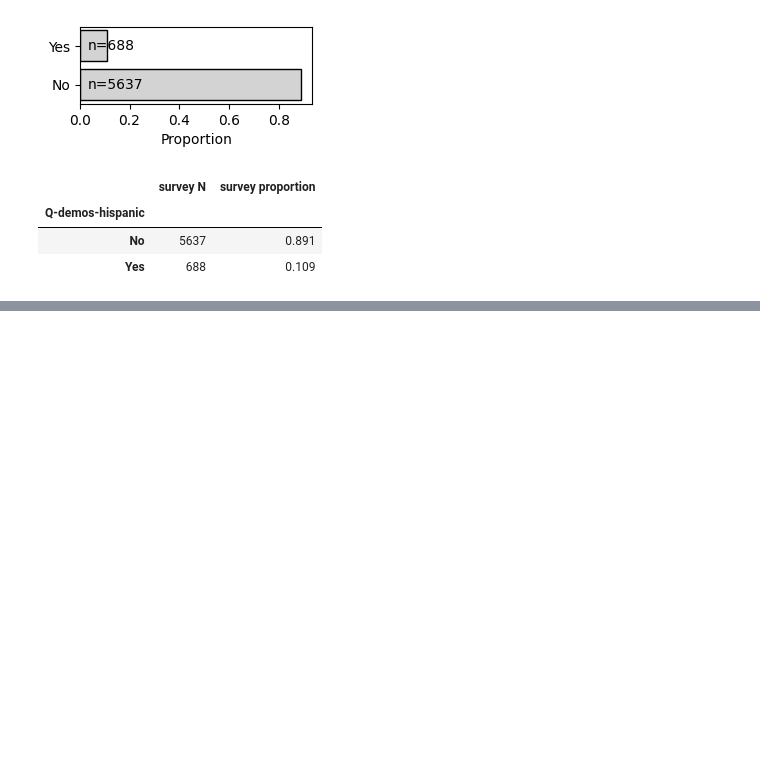
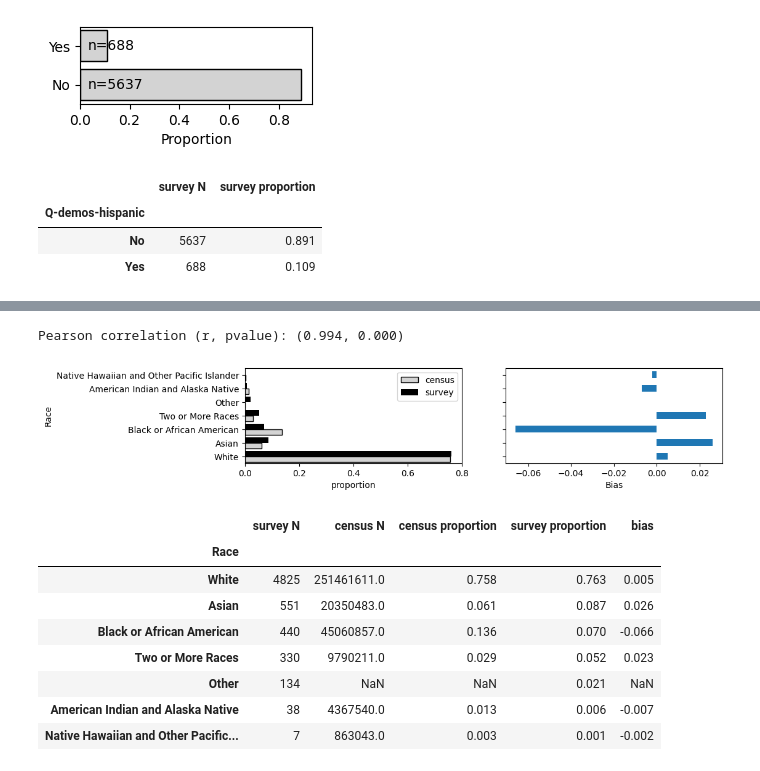
Before and after one commit to aberke/amazon-study, a Jupyter notebook: data-analysis/survey-demographics.ipynb, the cells around one changed output, grey strips where cells are left out. Cells and saved outputs as stored; diff of their text form; code cells hidden in the pictures; blank space fills up the shorter version.

```diff
--- a/data-analysis/survey-demographics.ipynb
+++ b/data-analysis/survey-demographics.ipynb
@@ -631,0 +645,8 @@ Are you of Spanish, Hispanic, or Latino origin?
+# %%
+census_race_df = pd.read_csv(census_data_dir + 'race-2021-est.csv', thousands=',').set_index('race')
+assert(
+    census_race_df.loc['TOTAL POPULATION']['population'] == census_race_df.drop('TOTAL POPULATION').sum()['population']
+)
+# safe to drop total population give above assert
+census_race_df.drop('TOTAL POPULATION', inplace=True)
+census_race_df
@@ -651,0 +685,36 @@ Choose one or more races that you consider yourself to be
+# %%
+# Map two or more races to 'Two or more races'
+# And map the names to match the census data
+race_df = (df[Q].apply(lambda r: 'Two or More Races' if (len(r.split(',')) > 1) else r)
+           .value_counts().rename('survey N').to_frame()
+           .rename({
+               'White or Caucasian': 'White',
+               'Native Hawaiian or Other Pacific Islander':'Native Hawaiian and Other Pacific Islander',
+               'American Indian/Native American or Alaska Native': 'American Indian and Alaska Native',
+           }))
+race_df.index.rename('Race', inplace=True)
+
+race_df['census N'] = race_df.index.map(census_race_df['population'])
+race_df = set_proportions_and_bias(race_df)
+# Calculate Pearson correlation - Drop 'Other' for this calculation
+(r, pvalue) = pearsonr(race_df.drop('Other')['census proportion'],
+                       race_df.drop('Other')['survey proportion'])
+print('Pearson correlation (r, pvalue): (%0.3f, %0.3f)' % (r, pvalue))
+# plots
+fig, (ax1, ax2) = plt.subplots(1,2, figsize=(10, 2), sharey=True)
+plot_census_vs_survey_pops(race_df, ax=ax1)
+plot_bias(race_df, ax=ax2)
+plt.show()
+race_df
+# %% [output]
+Pearson correlation (r, pvalue): (0.994, 0.000)
+[figure, added]
+|  | survey N | census N | census proportion | survey proportion | bias |
+| Race |  |  |  |  |  |
+| White | 4825 | 251461611.0 | 0.758 | 0.763 | 0.005 |
+| Asian | 551 | 20350483.0 | 0.061 | 0.087 | 0.026 |
+| Black or African American | 440 | 45060857.0 | 0.136 | 0.070 | -0.066 |
+| Two or More Races | 330 | 9790211.0 | 0.029 | 0.052 | 0.023 |
+| Other | 134 | NaN | NaN | 0.021 | NaN |
+| American Indian and Alaska Native | 38 | 4367540.0 | 0.013 | 0.006 | -0.007 |
+| Native Hawaiian and Other Pacific... | 7 | 863043.0 | 0.003 | 0.001 | -0.002 |
```
Also changed, not shown: parts of 8 cells of this notebook, 2 other files.
